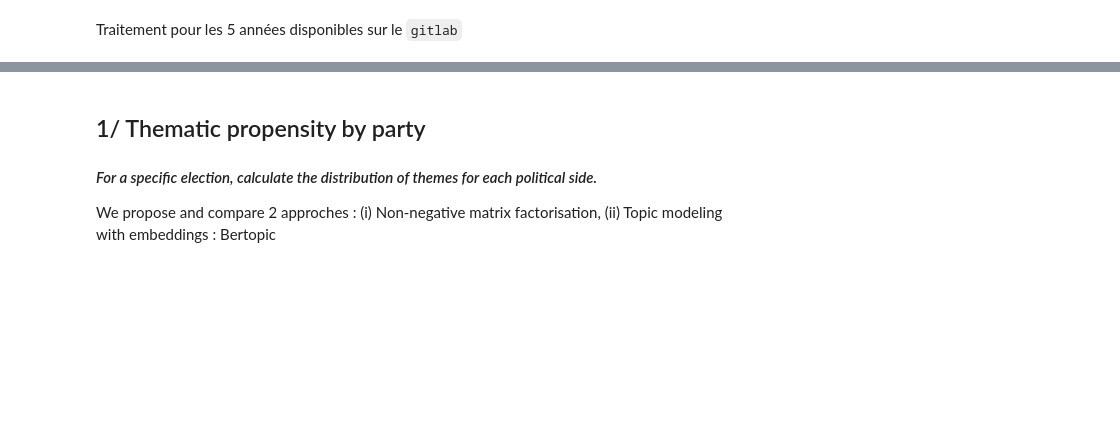
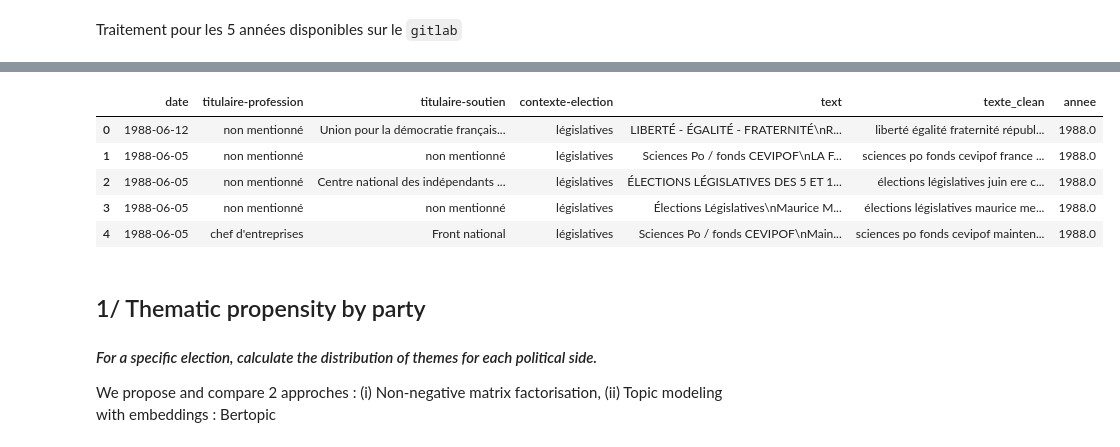
Before and after one commit to CaroLebrun/NLP_3A, a Jupyter notebook: main.ipynb, the cells around one changed output, grey strips where cells are left out. Saved outputs shown, nothing was run; the diff lists cells and outputs as text; code cells hidden in the pictures; blank space fills up the shorter version.

```diff
--- a/main.ipynb
+++ b/main.ipynb
@@ -63,3 +72,12 @@ Nombre total de documents extraits : 21697
+# %%
+meta_et_texts.head()
+# %% [output]
+|  | date | titulaire-profession | titulaire-soutien | contexte-election | text | texte_clean | annee |
+| 0 | 1988-06-12 | non mentionné | Union pour la démocratie français... | législatives | LIBERTÉ - ÉGALITÉ - FRATERNITÉ\nR... | liberté égalité fraternité républ... | 1988.0 |
+| 1 | 1988-06-05 | non mentionné | non mentionné | législatives | Sciences Po / fonds CEVIPOF\nLA F... | sciences po fonds cevipof france ... | 1988.0 |
+| 2 | 1988-06-05 | non mentionné | Centre national des indépendants ... | législatives | ÉLECTIONS LÉGISLATIVES DES 5 ET 1... | élections législatives juin ere c... | 1988.0 |
+| 3 | 1988-06-05 | non mentionné | non mentionné | législatives | Élections Législatives\nMaurice M... | élections législatives maurice me... | 1988.0 |
+| 4 | 1988-06-05 | chef d'entreprises | Front national | législatives | Sciences Po / fonds CEVIPOF\nMain... | sciences po fonds cevipof mainten... | 1988.0 |
 # %% [markdown]
 ## 1/ Thematic propensity by party
 #### _For a specific election, calculate the distribution of themes for each political side._
```
Also changed, not shown: parts of 17 cells of this notebook, 1 other file.
